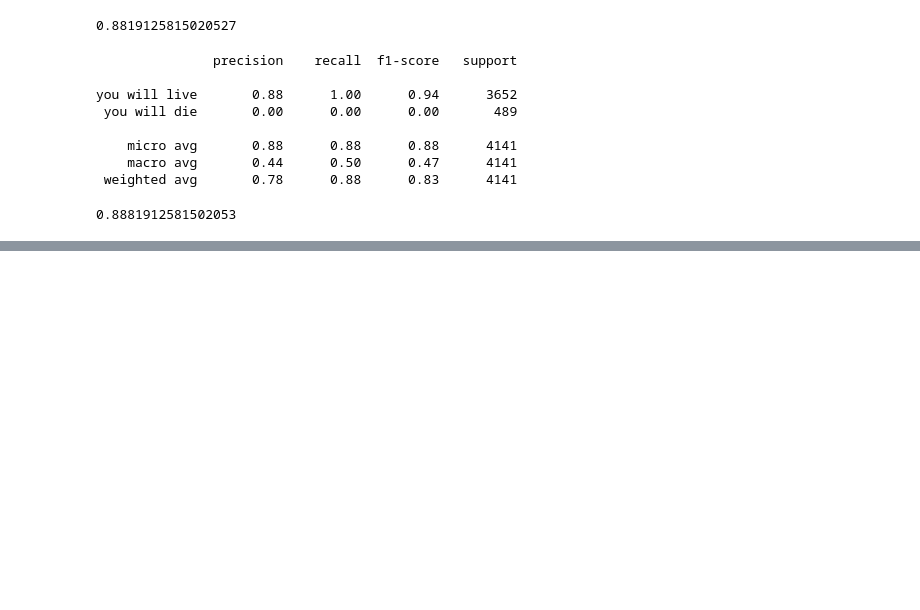
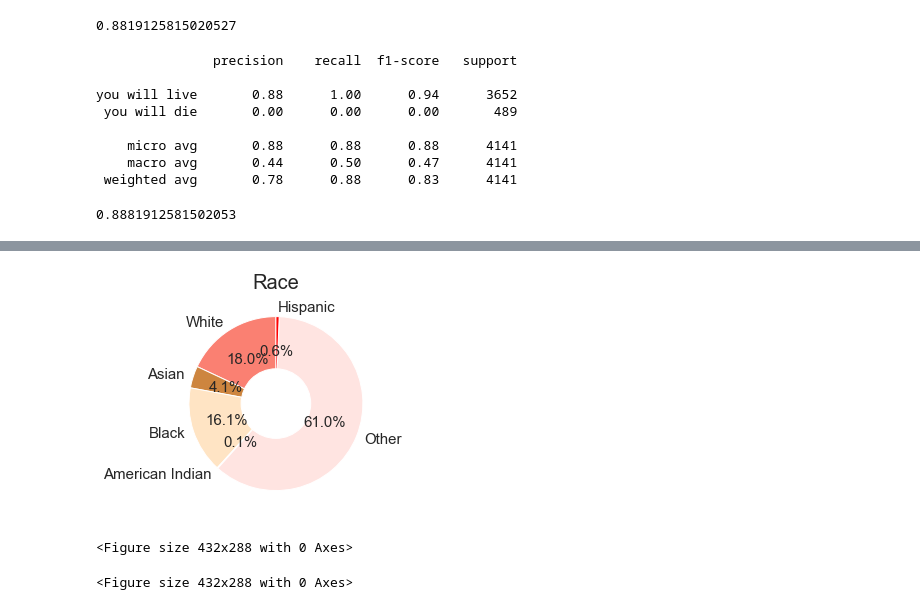
Before and after one commit to heathertrinh1017/Final-Project, a Jupyter notebook: ht.ipynb, the cells around one changed output, grey strips where cells are left out. Saved outputs shown, nothing was run; the diff lists cells and outputs as text; code cells hidden in the pictures; blank space fills up the shorter version.

```diff
--- a/ht.ipynb
+++ b/ht.ipynb
@@ -422,30 +452,37 @@ plt.savefig("pics/city_bar.png",bbox_inches=None)
 # %%
 #CREATE DONUT GRAPH OF RACE
 white = np.sum(thyroid_demographics['Race - Version 1'] == 1)
 black = np.sum(thyroid_demographics['Race - Version 1'] == 2)
 asian = np.sum(thyroid_demographics['Race - Version 1'] == 3)
 american_indian = np.sum(thyroid_demographics['Race - Version 1'] == 4)
 hispanic = np.sum(thyroid_demographics['Race - Version 1'] == 5)
 other = np.sum(thyroid_demographics['Race - Version 1'] == 6)
 
 #race
 #0 = missing, 1= white, 2= Black, 3= Asian, 4= American Indian, 5= hispanic, 6= other
 
 
 race = [white, asian, black, american_indian, other, hispanic]
 race_names=  ["White", "Asian", "Black", "American Indian", "Other", "Hispanic"]
 colors = ['salmon', 'peru', 'bisque', 'wheat', 'mistyrose', 'red']
-plt.figure(figsize=(7,8))
+# plt.figure(figsize=(7,8))
 plt.pie(race, labels=race_names, textprops={'fontsize':15}, colors=colors,
         startangle=90, autopct='%.1f%%')
 plt.title("Race", fontsize=20)
 
 
 
 # add a circle at the center
 my_circle=plt.Circle( (0,0), 0.4, color='white')
 p=plt.gcf()
 p.gca().add_artist(my_circle)
 
 
 plt.savefig("pics/race_donut.png",bbox_inches=None)
+# %% [output]
+[figure, added]
+# %%
+thyr
+# %% [output]
+<Figure size 432x288 with 0 Axes>
+<Figure size 432x288 with 0 Axes>
```
Also changed, not shown: parts of 16 cells of this notebook, 4 other files.
